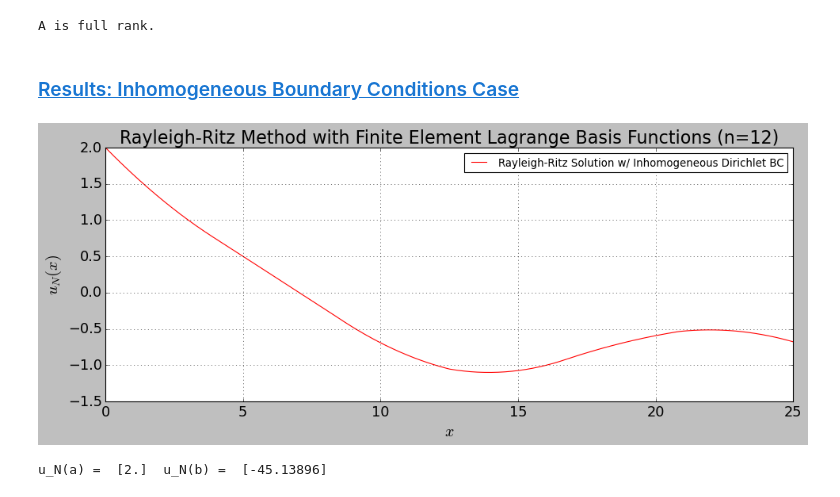
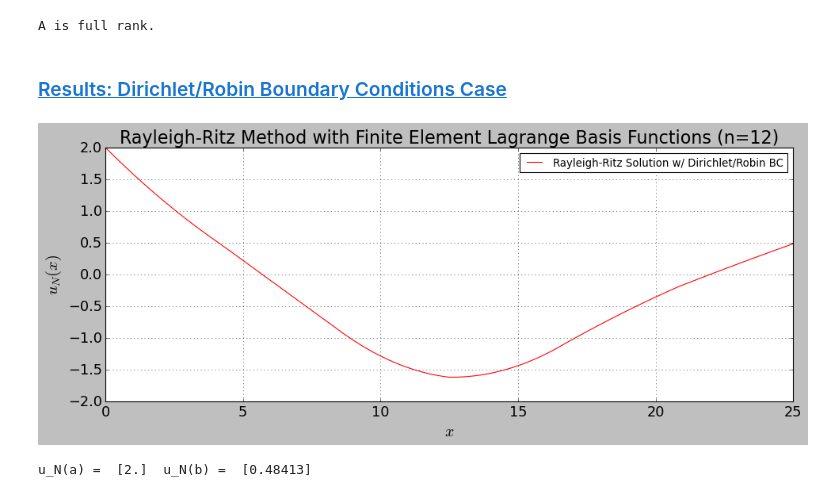
Before and after one commit to dpploy/engy-5330, a Jupyter notebook: notebooks/05d-rayleigh-ritz-fem-lagrange-robin.ipynb, the cells around one changed output. Cells and saved outputs as stored; diff of their text form; code cells hidden in the pictures.

Commit message:
Robin BC

```diff
--- a/notebooks/05d-rayleigh-ritz-fem-lagrange-robin.ipynb
+++ b/notebooks/05d-rayleigh-ritz-fem-lagrange-robin.ipynb
@@ -113,7 +114,8 @@ source_bias_value = 1e-3
 source_slope_value = 1e-3
 
 u_a = 2
-q_nb = 0.01
+h = 1
+u_ref = .5
 # %%
 '''Generate the source bias'''
 
@@ -233,6 +235,10 @@ for i,phi_i in enumerate(femlb.basis_func_list):
         s_x_phi_j = lambda x: source_slope.values(x) * phi_j(x)
         (a_ij, _) = femlb.inner_product(s_x_phi_j, phi_i)
         a_mtrx[i,j] += a_ij
+
+for i,phi_i in enumerate(femlb.basis_func_list):
+    for j,phi_j in enumerate(femlb.basis_func_list):
+        a_mtrx[i,j] += h * phi_j(x_b) * phi_i(x_b)
 # %%
 try:
     from engy_5310.toolkit import matrix_rank
@@ -257,7 +263,7 @@ for i, phi_i in enumerate(femlb.basis_func_list):
     s_x_w = lambda x: source_slope.values(x) * w_lift(x)
     (tmp2, _) = femlb.inner_product(s_x_w, phi_i, epsrel=1e-4, epsabs=1e-4, limit=1000)
     b_vec[i] -= tmp1 + tmp2
-    b_vec[i] -= q_nb * phi_i(x_b)
+    b_vec[i] += h * u_ref * phi_i(x_b)
 # %%
 '''Compute optimal coefficient vector'''
 
@@ -272,35 +278,35 @@ def u_star(x):
     w = a_mtrx@alpha_vec
     return u_0 + w
 # %% [markdown]
-### [Results: Inhomogeneous Boundary Conditions Case](#toc)<a id="results-inhomogeneous"></a>
+### [Results: Dirichlet/Robin Boundary Conditions Case](#toc)<a id="results"></a>
 # %%
 '''Rayleigh Ritz Method with Fourier Basis Functions'''
 
 n_pts = 500
 x = np.linspace(x_a, x_b, n_pts)
 u_values = u_star(x)
 
 import matplotlib.pyplot as plt
 #%matplotlib inline
 #plt.style.use('dark_background')
 plt.figure(1, figsize=(14, 5))
 
-plt.plot(x, u_values, 'r-', label='Rayleigh-Ritz Solution w/ Inhomogeneous Dirichlet BC')
+plt.plot(x, u_values, 'r-', label='Rayleigh-Ritz Solution w/ Dirichlet/Robin BC')
 
 plt.title(r'Rayleigh-Ritz Method with Finite Element Lagrange Basis Functions (n='+str(len(femlb.basis_func_list))+')', fontsize=20)
 plt.ylabel(r'$u_N(x)$', fontsize=18)
 plt.xlabel(r'$x$', fontsize=18)
 plt.xticks(fontsize=16)
 plt.yticks(fontsize=16)
 plt.legend(loc='best',fontsize=12)
 plt.grid(True)
 plt.show()
 # %% [output]
-[figure, old version]
+[figure, new version]
 # %%
 '''Rayleigh-Ritz solution evaluated at the boundaries'''
 
 np.set_printoptions(precision=5)
 print('u_N(a) = ',u_star(x_a), ' u_N(b) = ',u_star(x_b))
 # %% [output]
-u_N(a) =  [2.]  u_N(b) =  [-45.13896]
+u_N(a) =  [2.]  u_N(b) =  [0.48413]
```
Also changed, not shown: parts of 4 cells of this notebook, 2 other files.
